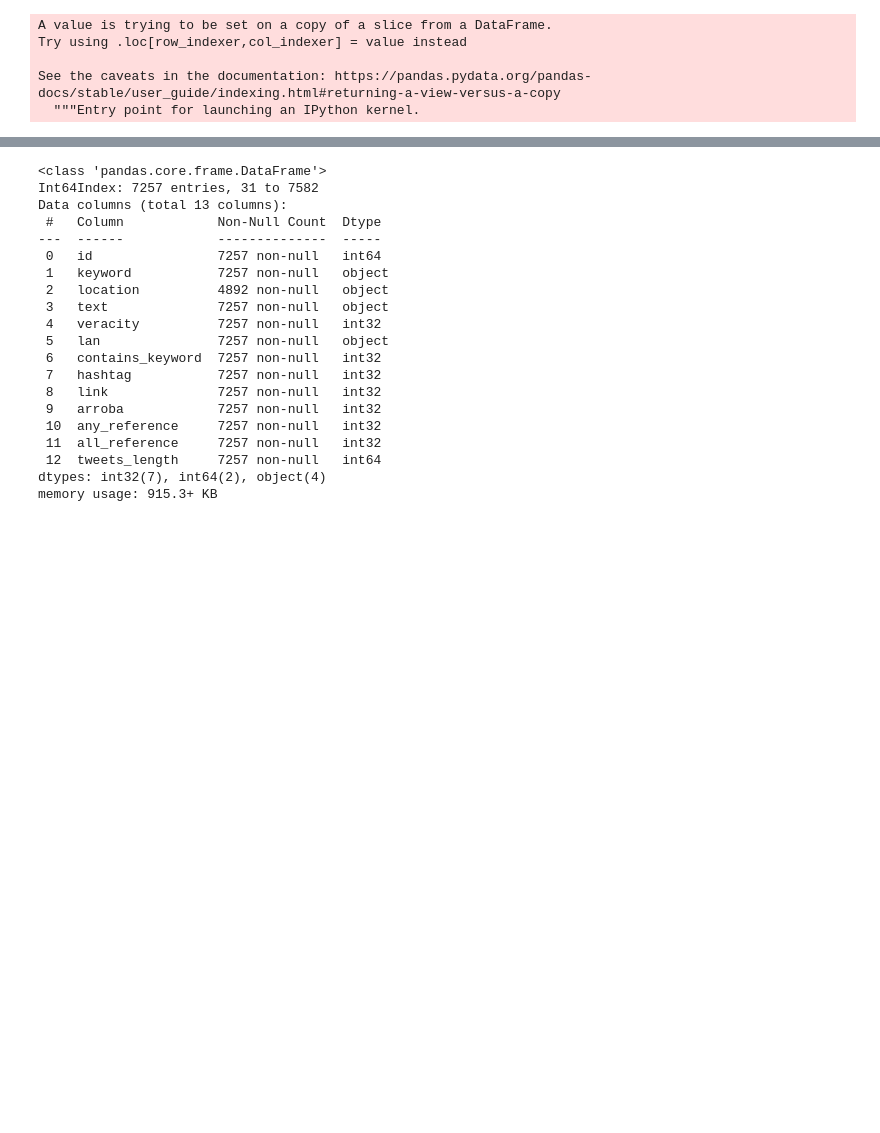
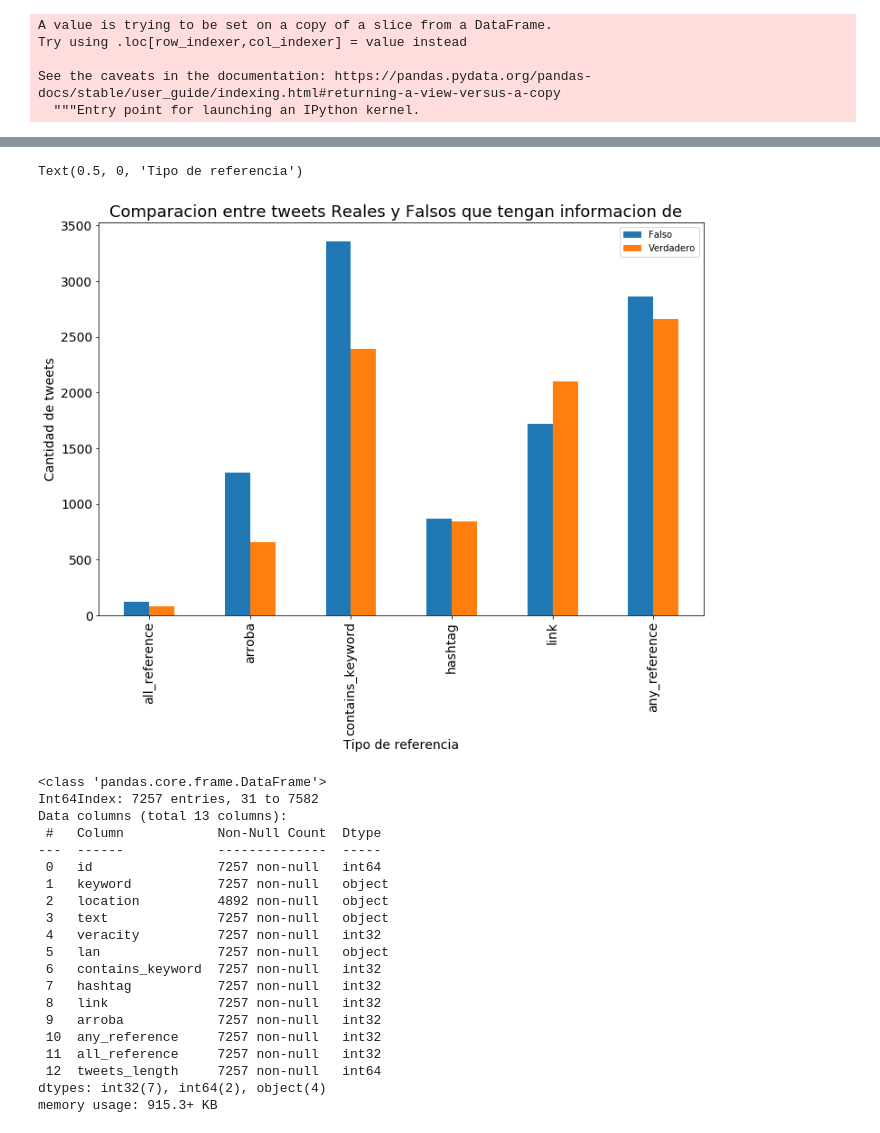
Before and after one commit to BraianVicente/7506-real_or_not, a Jupyter notebook: src/twitter/NLP With Tweets - TP1 - Analisis Exploratorio - Lenguaje.ipynb, the cells around one changed output, grey strips where cells are left out. Cells and saved outputs as stored; diff of their text form; code cells hidden in the pictures; blank space fills up the shorter version.

```diff
--- a/src/twitter/NLP With Tweets - TP1 - Analisis Exploratorio - Lenguaje.ipynb
+++ b/src/twitter/NLP With Tweets - TP1 - Analisis Exploratorio - Lenguaje.ipynb
@@ -630,5 +630,5 @@ agg({'all_reference':['sum'],
      'any_reference':['sum']
     })
 # %%
-level0 = sum_of_columns.columns.get_level_values(0)
+level0 = sumTweetswithReference.columns.get_level_values(0)
 # %%
@@ -636,2 +636,2 @@ level1 = sum_of_columns.columns.get_level_values(1)
 # %%
-sum_of_columns.columns = level1 + '_' + level0
+sumTweetswithReference.columns = level0
@@ -642,0 +638,2 @@ sum_of_columns.T.plot(kind='bar',title='',linewidth=1,figsize=(12,8),fontsize=14
+# %%
+sumTweetswithReferenceTranspose = sumTweetswithReference.T
@@ -643,3 +650,15 @@ sum_of_columns.T.plot(kind='bar',title='',linewidth=1,figsize=(12,8),fontsize=14
+# %%
+sumTweetswithReferenceTranspose.columns = ['Falso','Verdadero']
+# %%
+sumTweetswithReferenceTranspose.plot(kind='bar',title='',linewidth=1,figsize=(12,8),fontsize=14)
+
+ax=plt.gca()
+ax.set_title('Comparacion entre tweets Reales y Falsos que tengan informacion de  ',fontsize=18)
+ax.set_ylabel('Cantidad de tweets',fontsize=14)
+ax.set_xlabel('Tipo de referencia',fontsize=14)
+# %% [output]
+Text(0.5, 0, 'Tipo de referencia')
+[figure, added]
 # %%
 en_tweets_with_keyword.info()
 # %% [output]
```
Also changed, not shown: parts of 22 cells of this notebook.
